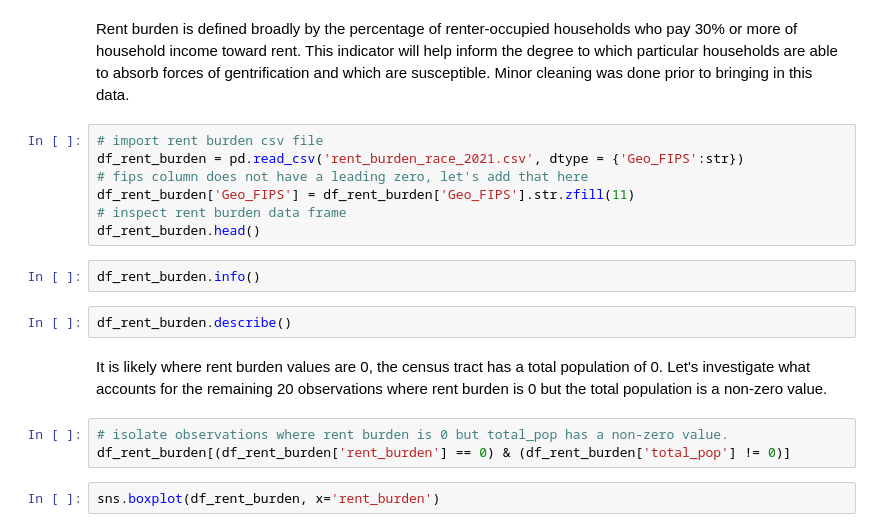
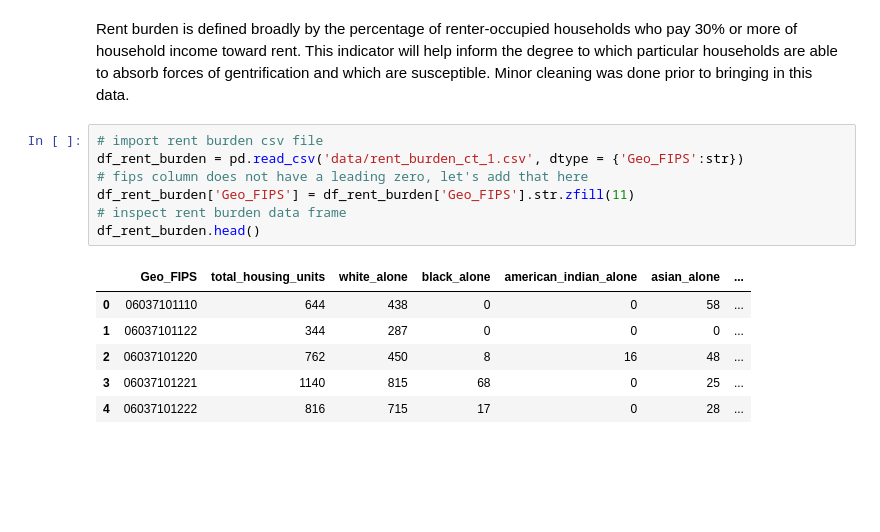
Before and after one commit to macressy/GroupProject_221, a Jupyter notebook: Group Assignments/Week 5 Assignments - Midterm/Midterm.ipynb, the cells around one changed output. Drawn from its saved outputs; the diff is of its cells as text; blank space fills up the shorter version.

```diff
--- a/Group Assignments/Week 5 Assignments - Midterm/Midterm.ipynb
+++ b/Group Assignments/Week 5 Assignments - Midterm/Midterm.ipynb
@@ -36,19 +58,15 @@ df_race_2017
 Rent burden is defined broadly by the percentage of renter-occupied households who pay 30% or more of household income toward rent. This indicator will help inform the degree to which particular households are able to absorb forces of gentrification and which are susceptible. Minor cleaning was done prior to bringing in this data.
 # %%
 # import rent burden csv file
-df_rent_burden = pd.read_csv('rent_burden_race_2021.csv', dtype = {'Geo_FIPS':str})
+df_rent_burden = pd.read_csv('data/rent_burden_ct_1.csv', dtype = {'Geo_FIPS':str})
 # fips column does not have a leading zero, let's add that here
 df_rent_burden['Geo_FIPS'] = df_rent_burden['Geo_FIPS'].str.zfill(11)
 # inspect rent burden data frame
 df_rent_burden.head()
+# %% [output]
+|  | Geo_FIPS | total_housing_units | white_alone | black_alone | american_indian_alone | asian_alone | ... |
+| 0 | 06037101110 | 644 | 438 | 0 | 0 | 58 | ... |
+| 1 | 06037101122 | 344 | 287 | 0 | 0 | 0 | ... |
+| 2 | 06037101220 | 762 | 450 | 8 | 16 | 48 | ... |
+| 3 | 06037101221 | 1140 | 815 | 68 | 0 | 25 | ... |
+| 4 | 06037101222 | 816 | 715 | 17 | 0 | 28 | ... |
-# %%
-df_rent_burden.info()
-# %%
-df_rent_burden.describe()
-# %% [markdown]
-It is likely where rent burden values are 0, the census tract has a total population of 0. Let's investigate what accounts for the remaining 20 observations where rent burden is 0 but the total population is a non-zero value.
-# %%
-# isolate observations where rent burden is 0 but total_pop has a non-zero value.
-df_rent_burden[(df_rent_burden['rent_burden'] == 0) & (df_rent_burden['total_pop'] != 0)]
-# %%
-sns.boxplot(df_rent_burden, x='rent_burden')
```
Also changed, not shown: parts of 41 cells of this notebook.
